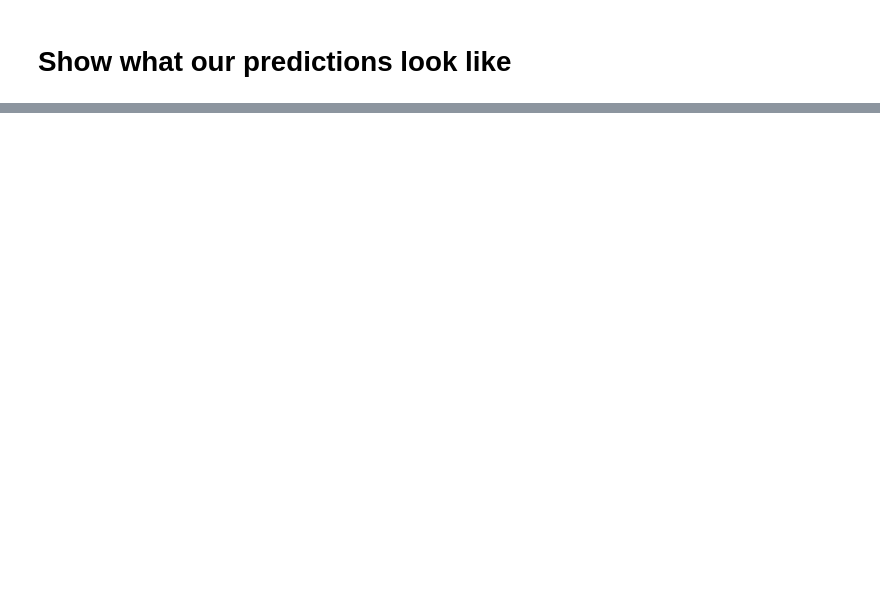
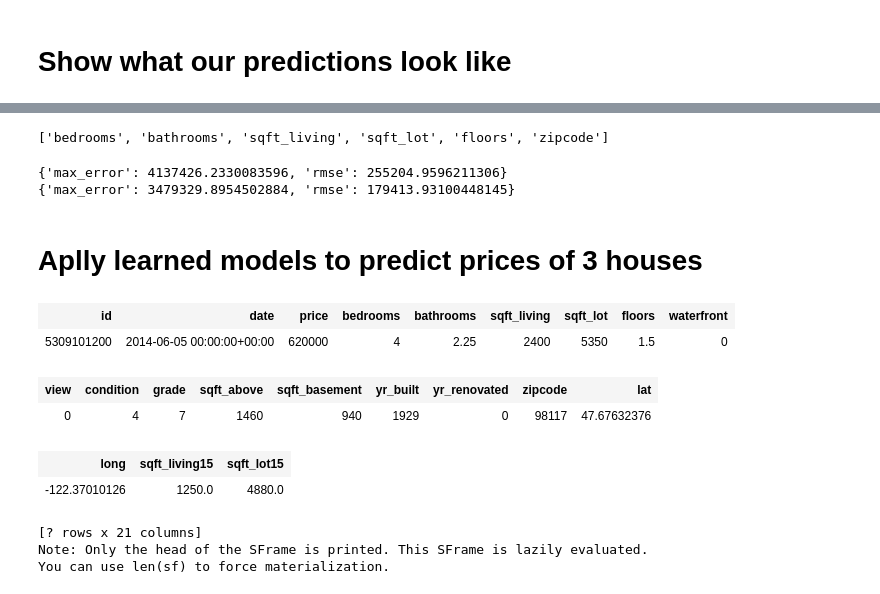
Before and after one commit to vantroy/wu-machine-learning, a Jupyter notebook: mod1/week2/Predicting house prices.ipynb, the cells around one changed output, grey strips where cells are left out. Saved outputs shown, nothing was run; the diff lists cells and outputs as text; code cells hidden in the pictures; blank space fills up the shorter version.

```diff
--- a/mod1/week2/Predicting house prices.ipynb
+++ b/mod1/week2/Predicting house prices.ipynb
@@ -136,0 +180,26 @@ import matplotlib.pyplot as plt
+# %%
+print my_features
+# %% [output]
+['bedrooms', 'bathrooms', 'sqft_living', 'sqft_lot', 'floors', 'zipcode']
+# %%
+print sqft_model.evaluate(test_data)
+print my_features_model.evaluate(test_data)
+# %% [output]
+{'max_error': 4137426.2330083596, 'rmse': 255204.9596211306}
+{'max_error': 3479329.8954502884, 'rmse': 179413.93100448145}
+# %% [markdown]
+# Aplly learned models to predict prices of 3 houses
+# %%
+house1 = sales[sales['id']=='5309101200']
+# %%
+house1
+# %% [output]
+| id | date | price | bedrooms | bathrooms | sqft_living | sqft_lot | floors | waterfront |
+| 5309101200 | 2014-06-05 00:00:00+00:00 | 620000 | 4 | 2.25 | 2400 | 5350 | 1.5 | 0 |
+| view | condition | grade | sqft_above | sqft_basement | yr_built | yr_renovated | zipcode | lat |
+| 0 | 4 | 7 | 1460 | 940 | 1929 | 0 | 98117 | 47.67632376 |
+| long | sqft_living15 | sqft_lot15 |
+| -122.37010126 | 1250.0 | 4880.0 |
+[? rows x 21 columns]
+Note: Only the head of the SFrame is printed. This SFrame is lazily evaluated.
+You can use len(sf) to force materialization.
```
Also changed, not shown: parts of 25 cells of this notebook, 1 other file.
